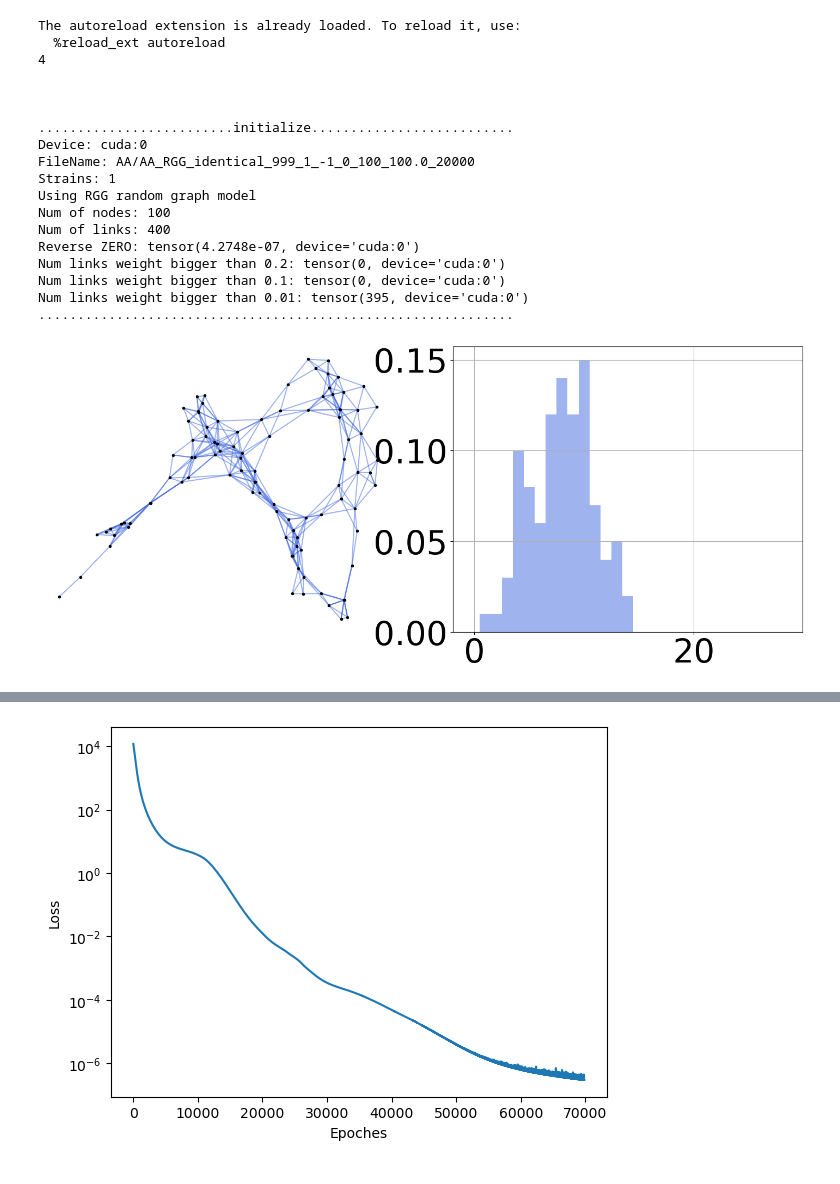
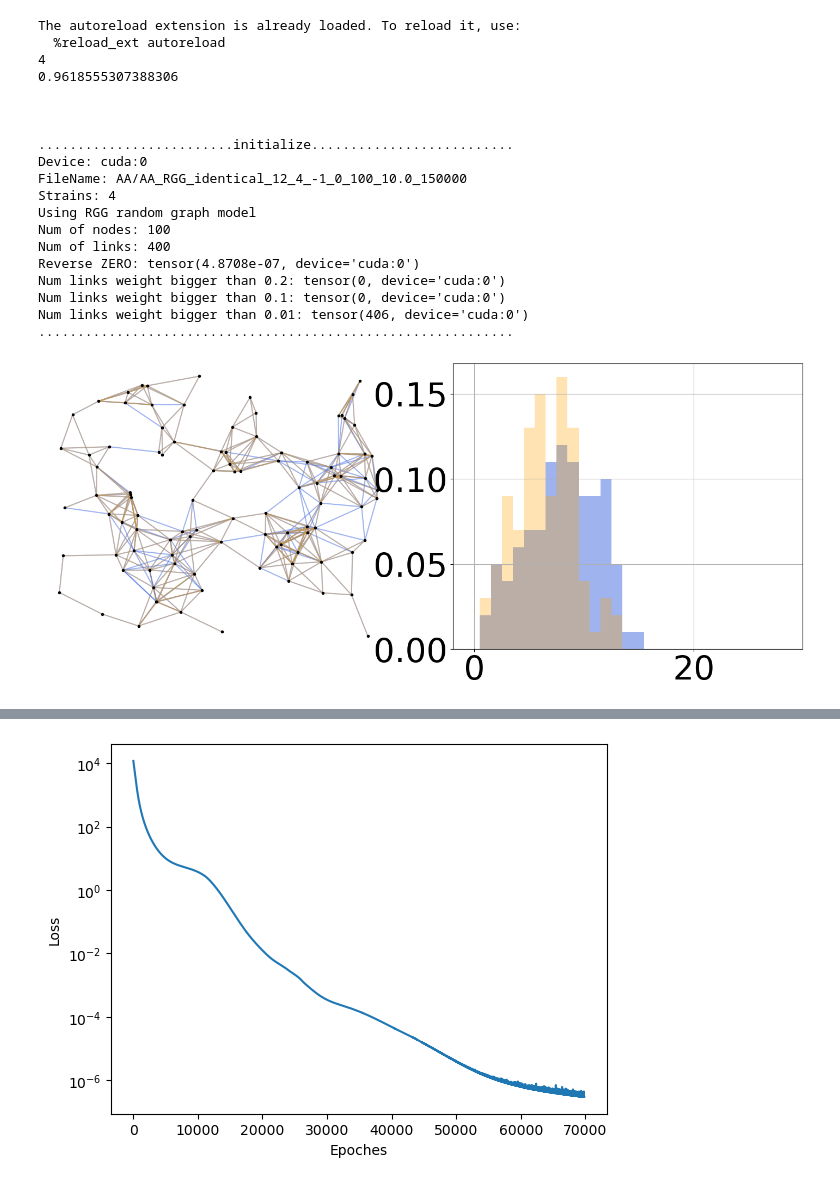
Before and after one commit to bizhili/Topology_Learning_Epis, a Jupyter notebook: test_multi_cities_no_att_new.ipynb, the cells around one changed output, grey strips where cells are left out. Saved outputs shown, nothing was run; the diff lists cells and outputs as text; code cells hidden in the pictures.

```diff
--- a/test_multi_cities_no_att_new.ipynb
+++ b/test_multi_cities_no_att_new.ipynb
@@ -23,6 +23,31 @@ import modules.nn as mynn
 import modules.evaluate as evaluate
 import math
 
+def create_transfer_net(Aw, paras, nf= 2, mf= 10, device= "cpu"):
+    seleNodes = random.sample(range(paras.n), 2)
+    AwSub= Aw.cpu().numpy().copy()
+    Awf= torch.tensor(AwSub, device= device)
+    AwSub[seleNodes, :]= 0
+    AwSub[:, seleNodes]= 0
+    AwSubM= int((AwSub>0).sum()/2)
+    seleLinks = random.sample(range(AwSubM), 10)
+    # seleLinksId= set()
+    countL= -1
+    for i in range(paras.n):
+        for j in range(i, paras.n):
+            if AwSub[i, j]>0:
+                countL+= 1
+                if countL in seleLinks:
+                    # seleLinksId.add((i, j))
+                    rN= random.sample(seleNodes, 1)
+                    Awf[i, j]= 0
+                    Awf[j, i]= 0
+                    Awf[j, rN]+= paras.identicalf
+                    Awf[rN, j]+= paras.identicalf
+                    Awf[i, rN]+= paras.identicalf
+                    Awf[rN, i]+= paras.identicalf
+    return Awf
+
 #Changeable parameters
 parser = argparse.ArgumentParser(description='Topology fitting parameters')
 pramameters.add_arguments(parser)
@@ -35,23 +60,16 @@ realGraphs2= ["global_air", "us_air"]
 realGraphs3= ["us_air100", "us_air200", "us_air300", "us_air400", "spain_bus", "spain_car", "spain_plane", "spain_train"]
 paras.randomGraph= "RGG"
 paras.weightModel= "identical"
-paras.epoches= 20000
+paras.epoches= 150000
 paras.intense= -1
-paras.seed= 999
+paras.seed= 12
 paras.plot= "spring"
-paras.strains= 1
+if paras.randomGraph== "RGG":
+    paras.plot= "2d_RGG"
+paras.strains= 4
 paras.dense= 0
-paras.identicalf= 0.01
+paras.identicalf= 0.001
 paras.n= 100
-# paras.R0Std= 1
-# paras.tauStd= 1
-
-
-# paras.epoches= 50000
-# paras.randomGraph= "ER"
-# paras.weightModel= "identical"
-# paras.seed= 20
-#paras.dense= 8
 
 
 random.seed(paras.seed)
@@ -67,6 +85,7 @@ if printFlag!=1:
 plotFlag= 1
 
 device= paras.device if torch.cuda.is_available() else "cpu"
+
 
 P= population.population(paras.n, device= device)
 
@@ -96,6 +115,7 @@ else:
         P= population.population(paras.n, device= device)
 
 
+
 #assign adjacency weight to matrix: degree(defult), gravity
 
 if paras.weightModel=="degree":
@@ -107,43 +127,59 @@ elif  paras.weightModel=="identical":
 elif  paras.weightModel=="none":
     Aw= A.to(device= device)
 
+npzfile = np.load("results/"+fileName+".npz")
+
+PreA= torch.tensor(npzfile["Apre"]).to(device= device)
+Aw= torch.tensor(npzfile["A"]).to(device= device)
+G= nx.from_numpy_array((Aw>0.001).cpu().numpy())
+sortGp, _= torch.sort(PreA.flatten())
+Gp= nx.from_numpy_array((PreA>=sortGp[-G.number_of_edges()-100]).cpu().numpy())
+
+print(npzfile["cosine_similarity"])
+
+Awf= create_transfer_net(Aw, paras, nf= 2, mf= 10, device= device)
+Gf = nx.from_numpy_array((Awf>0.001).cpu().numpy())
+# Aw= Awf
+
+
 utils.log_print(printFlag,"\n\n\n.........................initialize..........................")
 utils.log_print(printFlag,"Device:", device)
 utils.log_print(printFlag,"FileName:", fileName)
 utils.log_print(printFlag,"Strains:", paras.strains)
-utils.log_print(printFlag,"Using", paras.randomGraph,"random graph model")
+utils.log_print(printFlag,"Using", paras.randomGraph, "random graph model")
 utils.log_print(printFlag,"Num of nodes:", G.number_of_nodes())
 utils.log_print(printFlag,"Num of links:", G.number_of_edges())
 Zmat= A_mat.create_A_mat(Aw, P)
 Zmat2= A_mat.reverse_A_mat(Zmat-torch.eye(Aw.shape[0], dtype= torch.float32, device= Aw.device), P)
 utils.log_print(printFlag,"Reverse ZERO:", torch.sum(torch.abs(Zmat2-Aw)))
 utils.log_print(printFlag,"Num links weight bigger than 0.2:", torch.sum(Zmat>0.2)-paras.n)
 utils.log_print(printFlag,"Num links weight bigger than 0.1:", torch.sum(Zmat>0.1)-paras.n)
 utils.log_print(printFlag,"Num links weight bigger than 0.01:", torch.sum(Zmat>0.01)-paras.n)
 utils.log_print(printFlag,".............................................................")
 #plot this network
 if plotFlag==1:
     if paras.plot== "2d_RGG":
-        plotGraph.plot_2d_RGG(G, pos)
+        plotGraph.plot_spring_and_degree(G, Gp, pos= pos)
     elif paras.plot== "spring":
-        plotGraph.plot_spring_and_degree(G)
+        plotGraph.plot_spring_and_degree(G, Gf)
 # %% [output]
 The autoreload extension is already loaded. To reload it, use:
   %reload_ext autoreload
 4
+0.9618555307388306
 
 
 
 .........................initialize..........................
 Device: cuda:0
-FileName: AA/AA_RGG_identical_999_1_-1_0_100_100.0_20000
-Strains: 1
+FileName: AA/AA_RGG_identical_12_4_-1_0_100_10.0_150000
+Strains: 4
 Using RGG random graph model
 Num of nodes: 100
 Num of links: 400
-Reverse ZERO: tensor(4.2748e-07, device='cuda:0')
+Reverse ZERO: tensor(4.8708e-07, device='cuda:0')
 Num links weight bigger than 0.2: tensor(0, device='cuda:0')
 Num links weight bigger than 0.1: tensor(0, device='cuda:0')
-Num links weight bigger than 0.01: tensor(395, device='cuda:0')
+Num links weight bigger than 0.01: tensor(406, device='cuda:0')
 .............................................................
-[figure, old version]
+[figure, new version]
```
Also changed, not shown: parts of 6 cells of this notebook, 9 other files.
